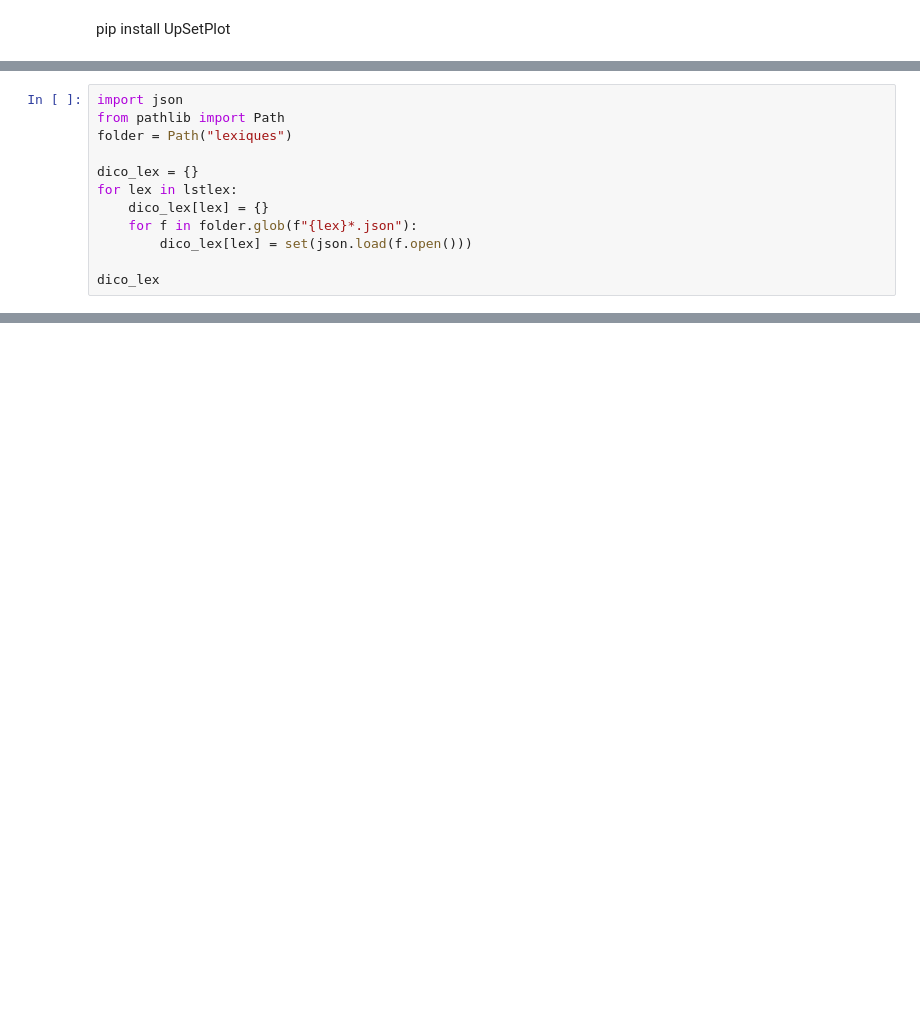
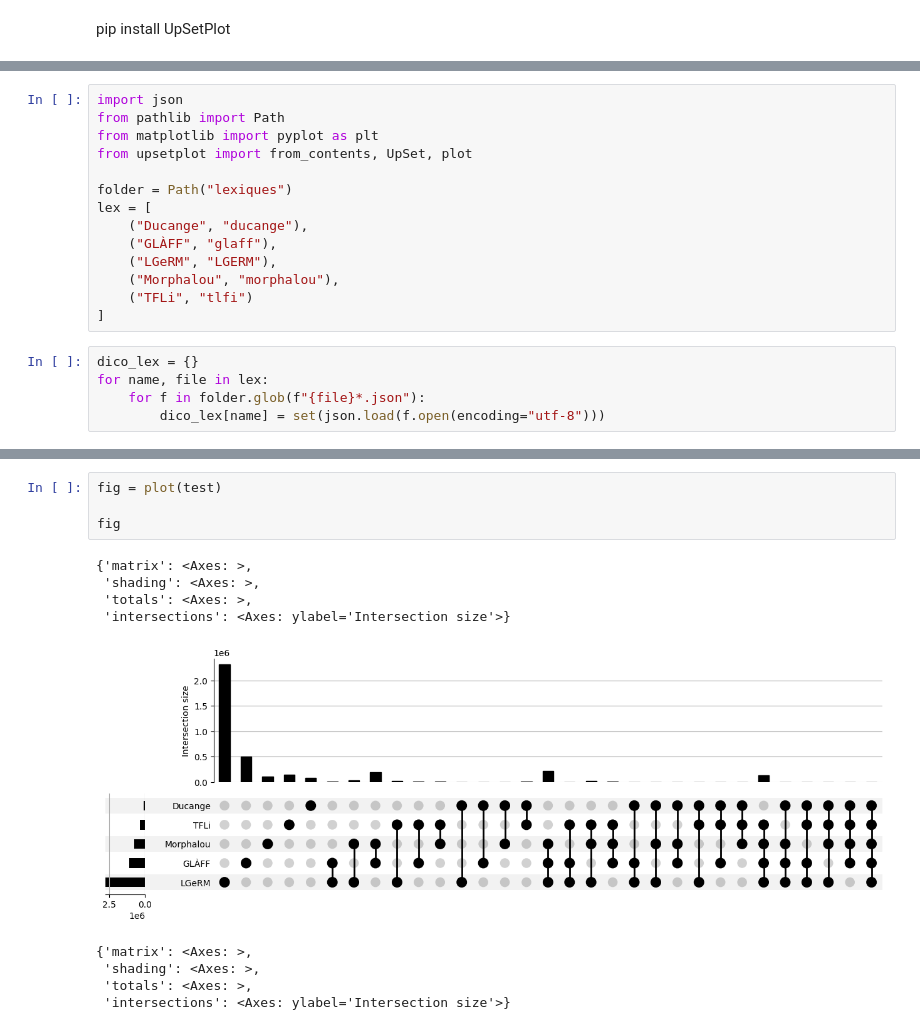
Before and after one commit to Marceau-h/memoire, a Jupyter notebook: upset.ipynb, the cells around one changed output, grey strips where cells are left out. Saved outputs shown, nothing was run; the diff lists cells and outputs as text; blank space fills up the shorter version.

Commit message:
upset.png

```diff
--- a/upset.ipynb
+++ b/upset.ipynb
@@ -5,12 +3,19 @@ lstlex = "ducange glaff LGERM morphalou tlfi".split()
+# %%
+import json
+from pathlib import Path
+from matplotlib import pyplot as plt
+from upsetplot import from_contents, UpSet, plot
+
+folder = Path("lexiques")
+lex = [
+    ("Ducange", "ducange"),
+    ("GLÀFF", "glaff"),
+    ("LGeRM", "LGERM"),
+    ("Morphalou", "morphalou"),
+    ("TFLi", "tlfi")
+]
 # %%
-import json
-from pathlib import Path
-folder = Path("lexiques")
-
 dico_lex = {}
-for lex in lstlex:
-    dico_lex[lex] = {}
-    for f in folder.glob(f"{lex}*.json"):
-        dico_lex[lex] = set(json.load(f.open()))
-
-dico_lex
+for name, file in lex:
+    for f in folder.glob(f"{file}*.json"):
+        dico_lex[name] = set(json.load(f.open(encoding="utf-8")))
@@ -66,0 +121,14 @@ ax_dict = UpSet(
+# %%
+fig = plot(test)
+
+fig
+# %% [output]
+{'matrix': <Axes: >,
+ 'shading': <Axes: >,
+ 'totals': <Axes: >,
+ 'intersections': <Axes: ylabel='Intersection size'>}
+[figure, added]
+{'matrix': <Axes: >,
+ 'shading': <Axes: >,
+ 'totals': <Axes: >,
+ 'intersections': <Axes: ylabel='Intersection size'>}
```
Also changed, not shown: parts of 10 cells of this notebook, 2 other files.
